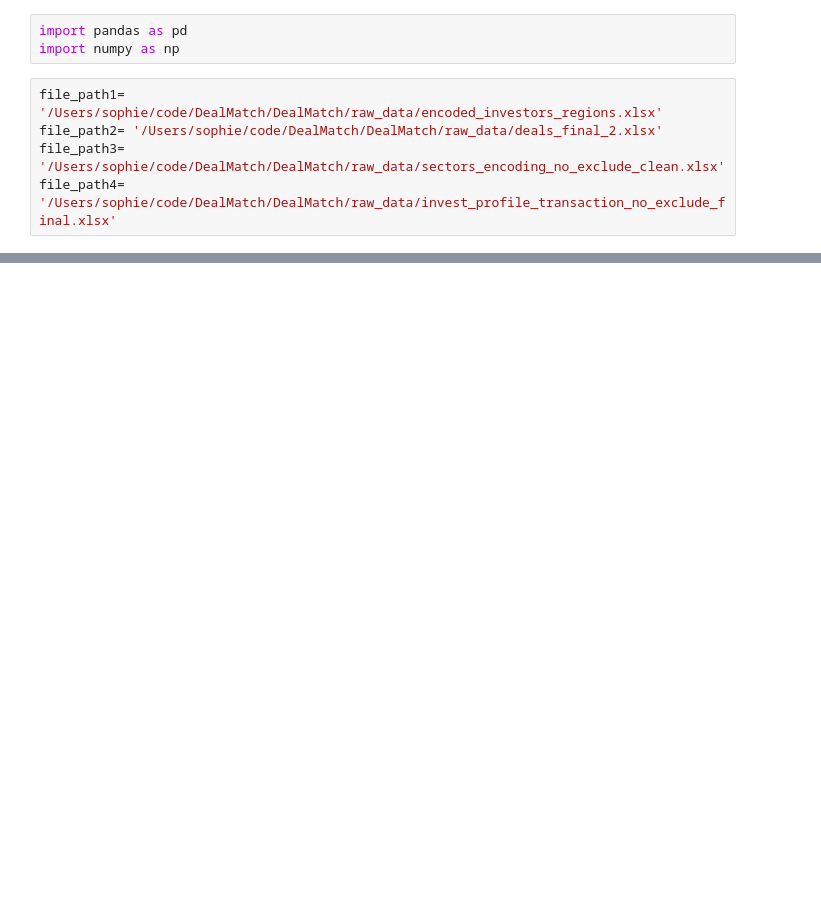
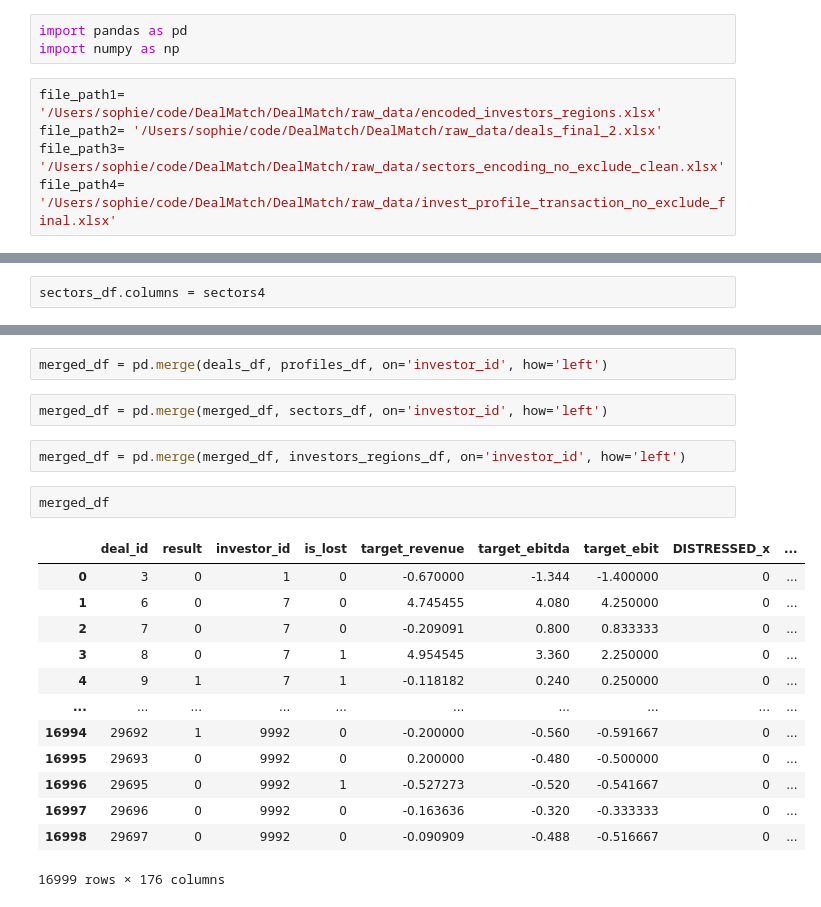
Before and after one commit to michabrz/DealMatch, a Jupyter notebook: notebooks/dataframes_merging_26Feb.ipynb, the cells around one changed output, grey strips where cells are left out. Saved outputs shown, nothing was run; the diff lists cells and outputs as text; blank space fills up the shorter version.

Commit message:
corrections and merged df completed

```diff
--- a/notebooks/dataframes_merging_26Feb.ipynb
+++ b/notebooks/dataframes_merging_26Feb.ipynb
@@ -39,0 +252,2 @@ deals_df.head()
+# %%
+sectors_df.columns = sectors4
@@ -39,0 +302,22 @@ deals_df.head()
+# %%
+merged_df = pd.merge(deals_df, profiles_df, on='investor_id', how='left')
+# %%
+merged_df = pd.merge(merged_df, sectors_df, on='investor_id', how='left')
+# %%
+merged_df = pd.merge(merged_df, investors_regions_df, on='investor_id', how='left')
+# %%
+merged_df
+# %% [output]
+|  | deal_id | result | investor_id | is_lost | target_revenue | target_ebitda | target_ebit | DISTRESSED_x | ... |
+| 0 | 3 | 0 | 1 | 0 | -0.670000 | -1.344 | -1.400000 | 0 | ... |
+| 1 | 6 | 0 | 7 | 0 | 4.745455 | 4.080 | 4.250000 | 0 | ... |
+| 2 | 7 | 0 | 7 | 0 | -0.209091 | 0.800 | 0.833333 | 0 | ... |
+| 3 | 8 | 0 | 7 | 1 | 4.954545 | 3.360 | 2.250000 | 0 | ... |
+| 4 | 9 | 1 | 7 | 1 | -0.118182 | 0.240 | 0.250000 | 0 | ... |
+| ... | ... | ... | ... | ... | ... | ... | ... | ... | ... |
+| 16994 | 29692 | 1 | 9992 | 0 | -0.200000 | -0.560 | -0.591667 | 0 | ... |
+| 16995 | 29693 | 0 | 9992 | 0 | 0.200000 | -0.480 | -0.500000 | 0 | ... |
+| 16996 | 29695 | 0 | 9992 | 1 | -0.527273 | -0.520 | -0.541667 | 0 | ... |
+| 16997 | 29696 | 0 | 9992 | 0 | -0.163636 | -0.320 | -0.333333 | 0 | ... |
+| 16998 | 29697 | 0 | 9992 | 0 | -0.090909 | -0.488 | -0.516667 | 0 | ... |
+16999 rows × 176 columns
```
Also changed, not shown: parts of 36 cells of this notebook, 1 other file.
